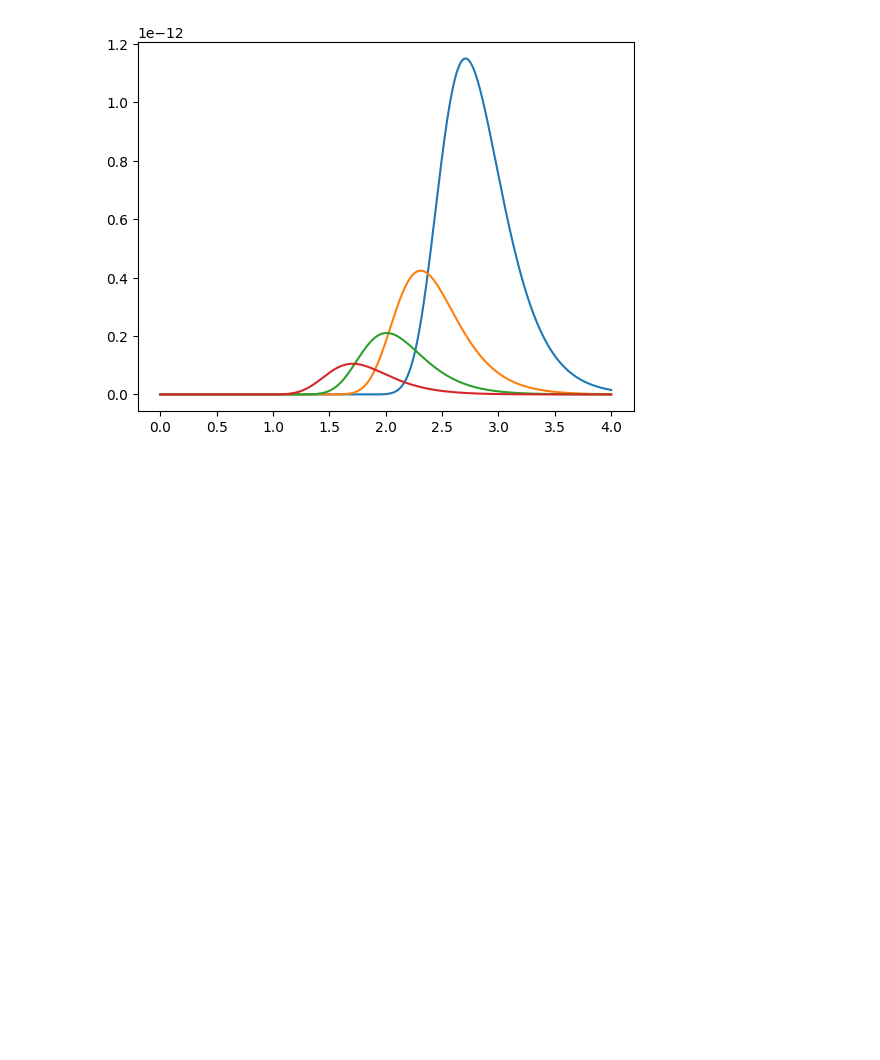
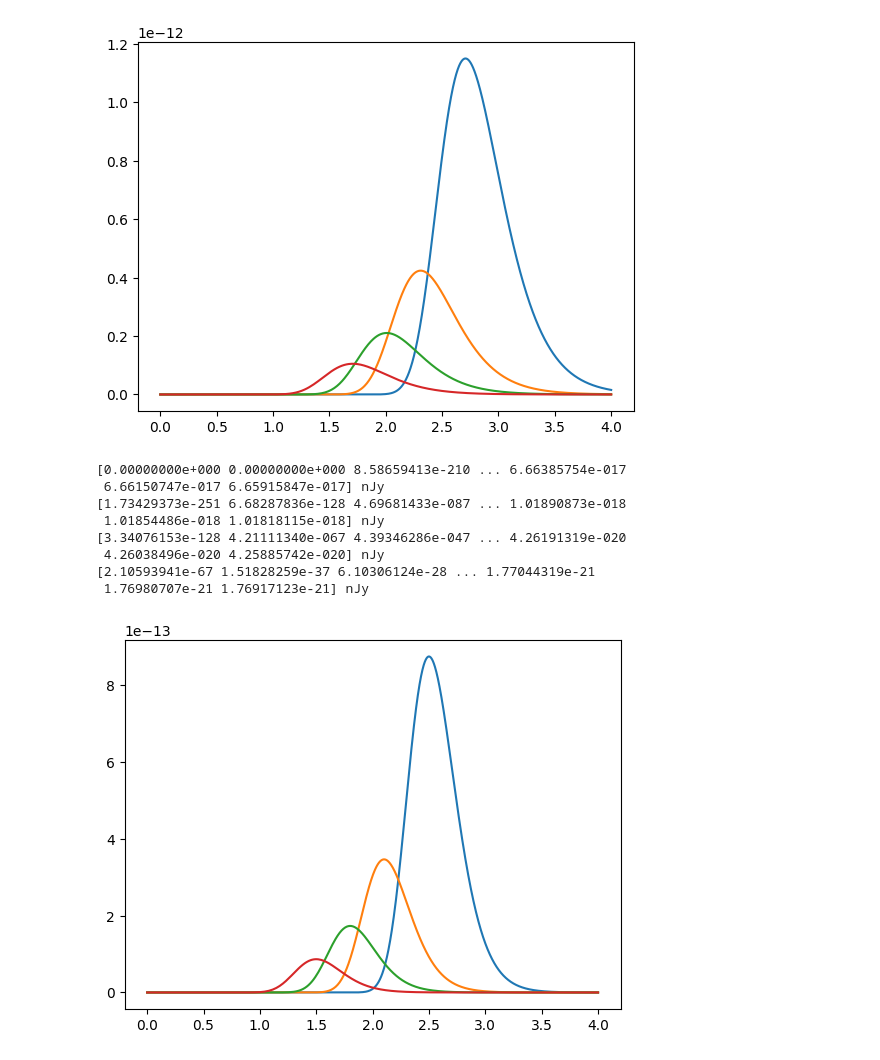
Before and after one commit to tHarvey303/synthesizer, a Jupyter notebook: docs/source/misc/dust_emission.ipynb, the cells around one changed output. Drawn from its saved outputs; the diff is of its cells as text; code cells hidden in the pictures; blank space fills up the shorter version.

```diff
--- a/docs/source/misc/dust_emission.ipynb
+++ b/docs/source/misc/dust_emission.ipynb
@@ -21,4 +21,19 @@ for T in [10,25,50,100]:
 # %% [output]
 [figure]
+# %%
+for T in [10,25,50,100]:
+    model = dust.Greybody(T*K, 1.6)
+    plt.plot(np.log10(lam), model.lnu(lam))
+    print(model.lnu(lam))
+# %% [output]
+[0.00000000e+000 0.00000000e+000 8.58659413e-210 ... 6.66385754e-017
+ 6.66150747e-017 6.65915847e-017] nJy
+[1.73429373e-251 6.68287836e-128 4.69681433e-087 ... 1.01890873e-018
+ 1.01854486e-018 1.01818115e-018] nJy
+[3.34076153e-128 4.21111340e-067 4.39346286e-047 ... 4.26191319e-020
+ 4.26038496e-020 4.25885742e-020] nJy
+[2.10593941e-67 1.51828259e-37 6.10306124e-28 ... 1.77044319e-21
+ 1.76980707e-21 1.76917123e-21] nJy
+[figure, added]
 # %%
 for T in [10,25,50,100]:
```
Also changed, not shown: parts of 2 cells of this notebook.
